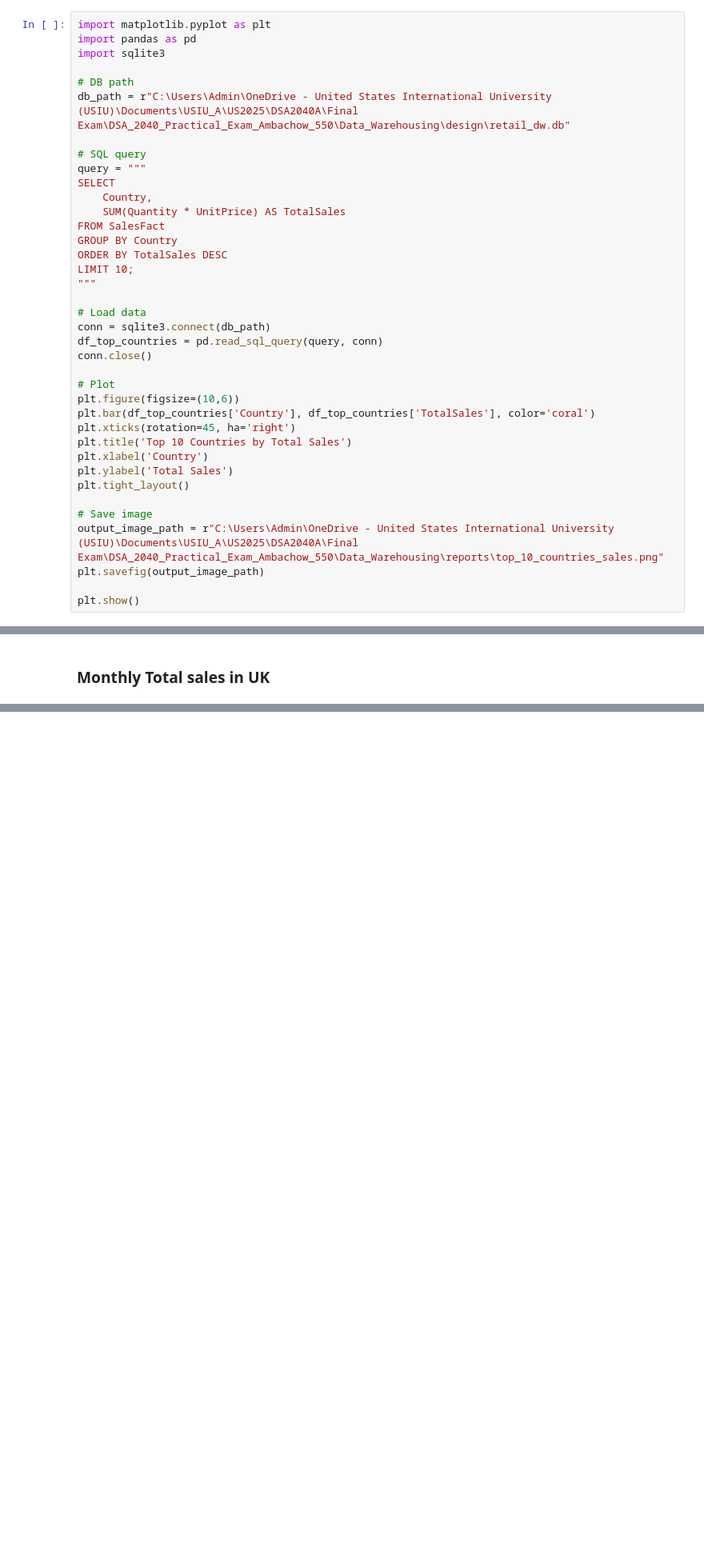
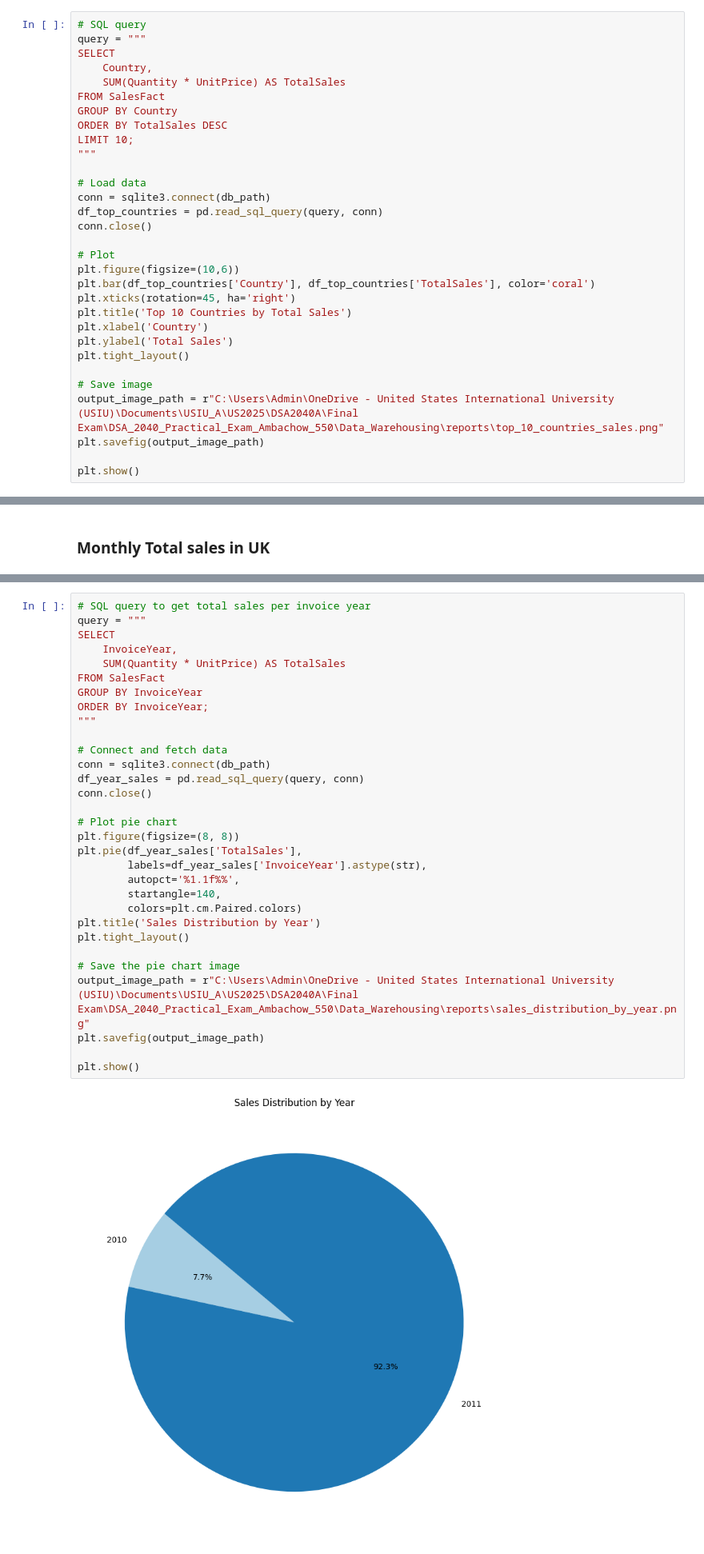
Before and after one commit to aykahsay/DSA_2040_Practical_Exam_Ambachow_550, a Jupyter notebook: Data_Warehousing/reports/Visualization.ipynb, the cells around one changed output, grey strips where cells are left out. Shown at 80% size. Cells and saved outputs as stored; diff of their text form; blank space fills up the shorter version.

```diff
--- a/Data_Warehousing/reports/Visualization.ipynb
+++ b/Data_Warehousing/reports/Visualization.ipynb
@@ -8,13 +8,6 @@ db_path = r"C:\Users\Admin\OneDrive - United States International University (US
 # %% [markdown]
 ### Top 10 Countries by Total Sales (Bar Chart)
 # %%
-import matplotlib.pyplot as plt
-import pandas as pd
-import sqlite3
-
-# DB path
-db_path = r"C:\Users\Admin\OneDrive - United States International University (USIU)\Documents\USIU_A\US2025\DSA2040A\Final Exam\DSA_2040_Practical_Exam_Ambachow_550\Data_Warehousing\design\retail_dw.db"
-
 # SQL query
 query = """
 SELECT
@@ -93,0 +87,33 @@ plt.show()
+# %%
+# SQL query to get total sales per invoice year
+query = """
+SELECT
+    InvoiceYear,
+    SUM(Quantity * UnitPrice) AS TotalSales
+FROM SalesFact
+GROUP BY InvoiceYear
+ORDER BY InvoiceYear;
+"""
+
+# Connect and fetch data
+conn = sqlite3.connect(db_path)
+df_year_sales = pd.read_sql_query(query, conn)
+conn.close()
+
+# Plot pie chart
+plt.figure(figsize=(8, 8))
+plt.pie(df_year_sales['TotalSales'],
+        labels=df_year_sales['InvoiceYear'].astype(str),
+        autopct='%1.1f%%',
+        startangle=140,
+        colors=plt.cm.Paired.colors)
+plt.title('Sales Distribution by Year')
+plt.tight_layout()
+
+# Save the pie chart image
+output_image_path = r"C:\Users\Admin\OneDrive - United States International University (USIU)\Documents\USIU_A\US2025\DSA2040A\Final Exam\DSA_2040_Practical_Exam_Ambachow_550\Data_Warehousing\reports\sales_distribution_by_year.png"
+plt.savefig(output_image_path)
+
+plt.show()
+# %% [output]
+[figure, added]
```
Also changed, not shown: parts of 2 cells of this notebook, 3 other files.
